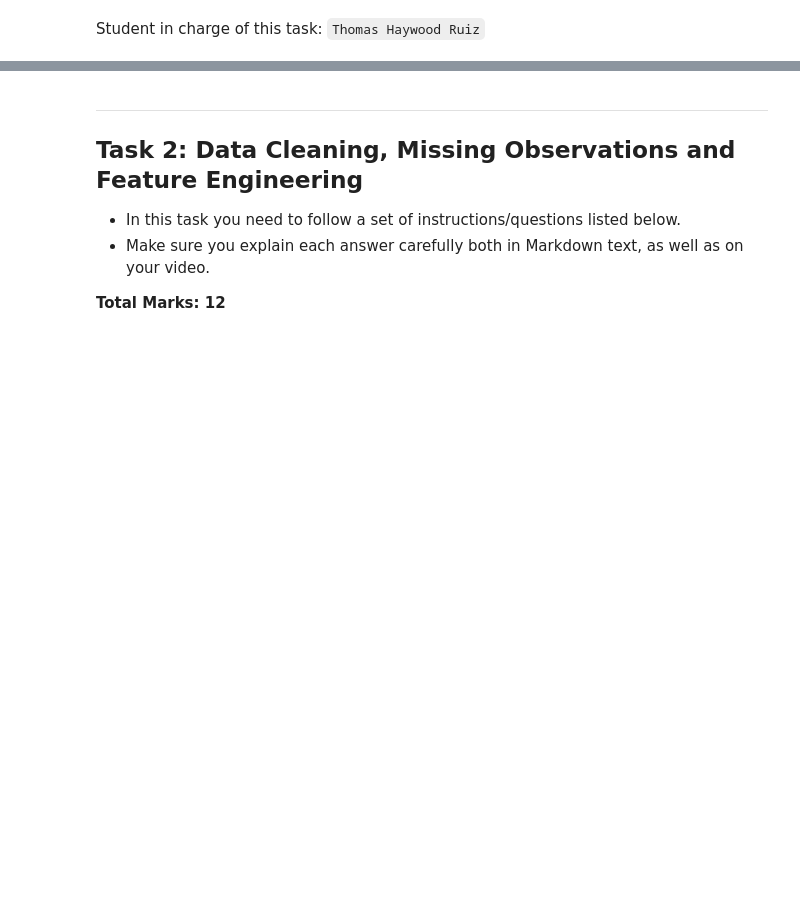
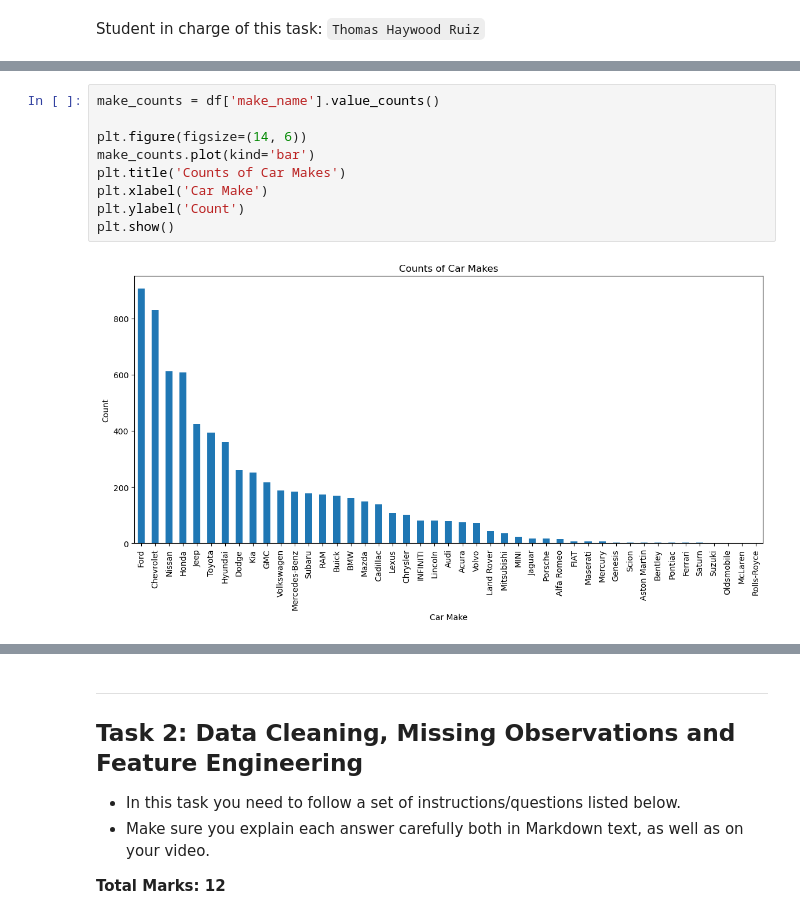
Before and after one commit to Tomor4341/Used-Car-Sales-Analysis, a Jupyter notebook: S1_2024_BUSA3020.ipynb, the cells around one changed output, grey strips where cells are left out. Saved outputs shown, nothing was run; the diff lists cells and outputs as text; blank space fills up the shorter version.

```diff
--- a/S1_2024_BUSA3020.ipynb
+++ b/S1_2024_BUSA3020.ipynb
@@ -107,0 +202,11 @@ df_test = pd.read_csv('test.csv')
+# %%
+make_counts = df['make_name'].value_counts()
+
+plt.figure(figsize=(14, 6))
+make_counts.plot(kind='bar')
+plt.title('Counts of Car Makes')
+plt.xlabel('Car Make')
+plt.ylabel('Count')
+plt.show()
+# %% [output]
+[figure, added]
```
Also changed, not shown: parts of 53 cells of this notebook.
